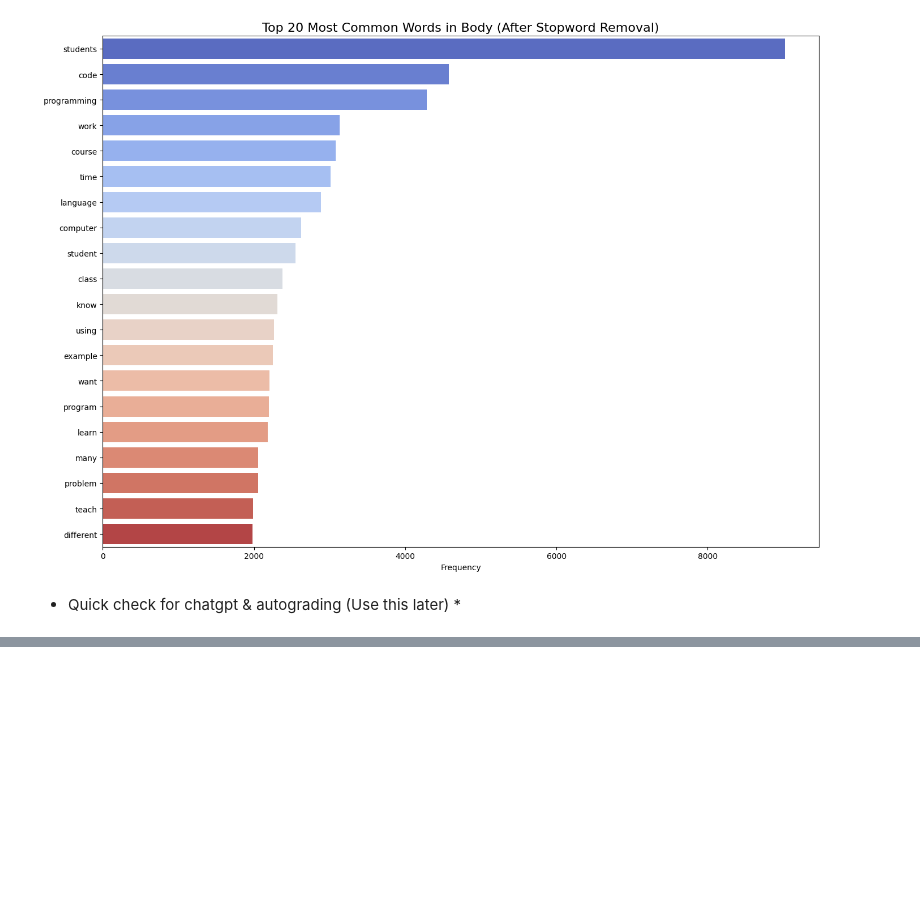
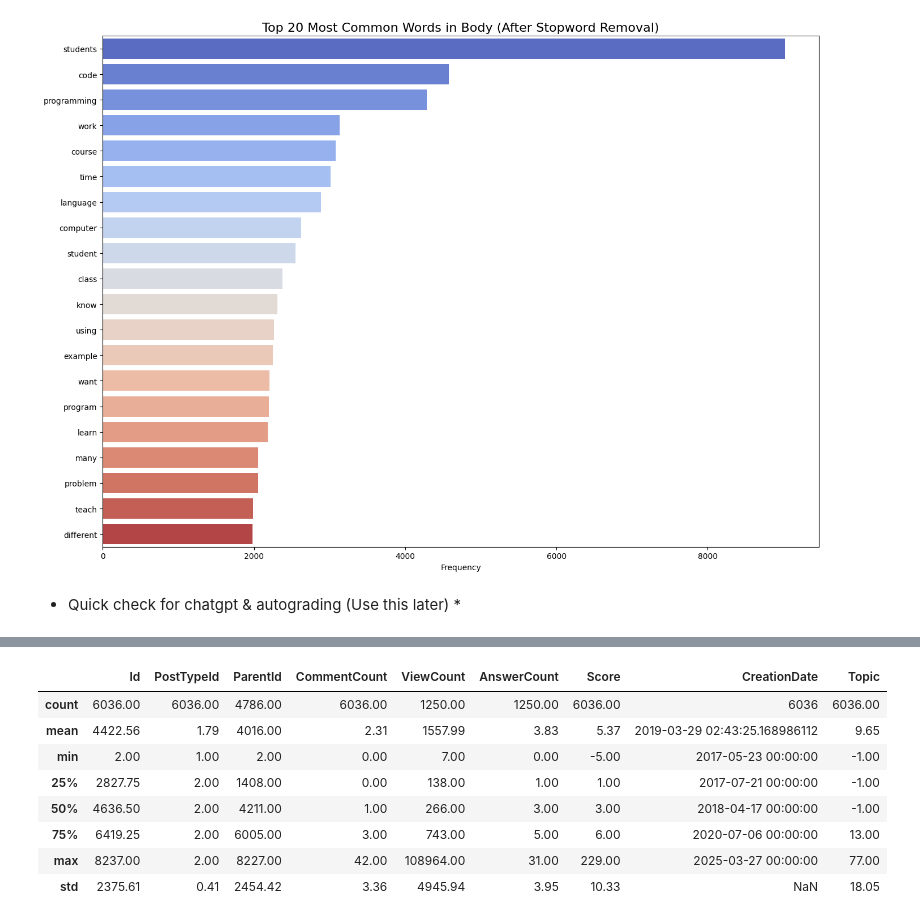
Before and after one commit to MattKronig/M-Kronig-MSc-Final-Project, a Jupyter notebook: m_kronig_csc_40098.ipynb, the cells around one changed output, grey strips where cells are left out. Cells and saved outputs as stored; diff of their text form; code cells hidden in the pictures; blank space fills up the shorter version.

```diff
--- a/m_kronig_csc_40098.ipynb
+++ b/m_kronig_csc_40098.ipynb
@@ -598,0 +663,9 @@ Autograder(s) mentioned in Body: 23
+# %%
+# Commenting out so it doesn't keep rerunning
+# Original code - saved
+combined_texts = (qa_df['Title'] + ". " + qa_df['Body']).astype(str).tolist()
+
+
+topic_model_combined = BERTopic()
+
+topics_combined, probs_combined = topic_model_combined.fit_transform(combined_texts)
@@ -598,0 +674,3 @@ Autograder(s) mentioned in Body: 23
+# %%
+# This is now the working model and is saved for future use
+topic_model_combined = BERTopic.load("bertopic_original_like_model")
@@ -598,0 +783,3 @@ Autograder(s) mentioned in Body: 23
+# %%
+# Refitting because I've reduced the number of topics
+topics_combined, probs_combined = topic_model_combined.fit_transform(combined_texts)
@@ -598,0 +840,3 @@ Autograder(s) mentioned in Body: 23
+# %%
+# Adding topics (numbers) to orignal dataframe if needed later on for referencing
+qa_df["Topic"] = topics_combined
@@ -598,0 +855,13 @@ Autograder(s) mentioned in Body: 23
+# %%
+# Look at core stats again
+qa_df.describe().round(2)
+# %% [output]
+|  | Id | PostTypeId | ParentId | CommentCount | ViewCount | AnswerCount | Score | CreationDate | Topic |
+| count | 6036.00 | 6036.00 | 4786.00 | 6036.00 | 1250.00 | 1250.00 | 6036.00 | 6036 | 6036.00 |
+| mean | 4422.56 | 1.79 | 4016.00 | 2.31 | 1557.99 | 3.83 | 5.37 | 2019-03-29 02:43:25.168986112 | 9.65 |
+| min | 2.00 | 1.00 | 2.00 | 0.00 | 7.00 | 0.00 | -5.00 | 2017-05-23 00:00:00 | -1.00 |
+| 25% | 2827.75 | 2.00 | 1408.00 | 0.00 | 138.00 | 1.00 | 1.00 | 2017-07-21 00:00:00 | -1.00 |
+| 50% | 4636.50 | 2.00 | 4211.00 | 1.00 | 266.00 | 3.00 | 3.00 | 2018-04-17 00:00:00 | -1.00 |
+| 75% | 6419.25 | 2.00 | 6005.00 | 3.00 | 743.00 | 5.00 | 6.00 | 2020-07-06 00:00:00 | 13.00 |
+| max | 8237.00 | 2.00 | 8227.00 | 42.00 | 108964.00 | 31.00 | 229.00 | 2025-03-27 00:00:00 | 77.00 |
+| std | 2375.61 | 0.41 | 2454.42 | 3.36 | 4945.94 | 3.95 | 10.33 | NaN | 18.05 |
```
Also changed, not shown: parts of 41 cells of this notebook.
